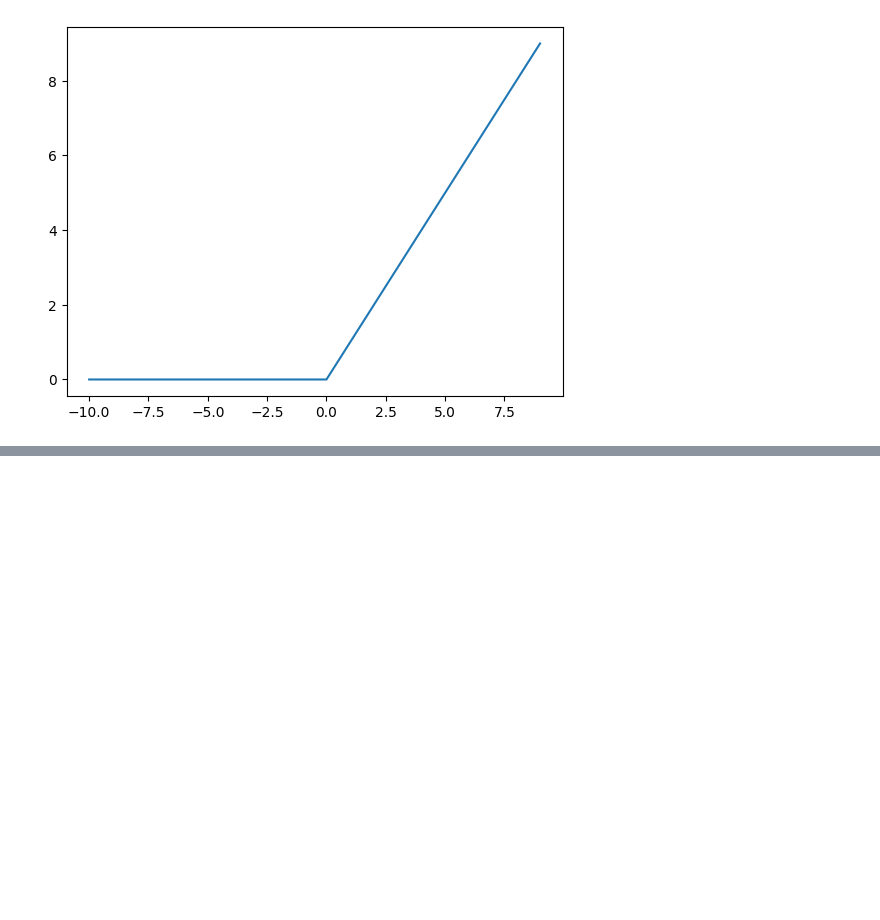
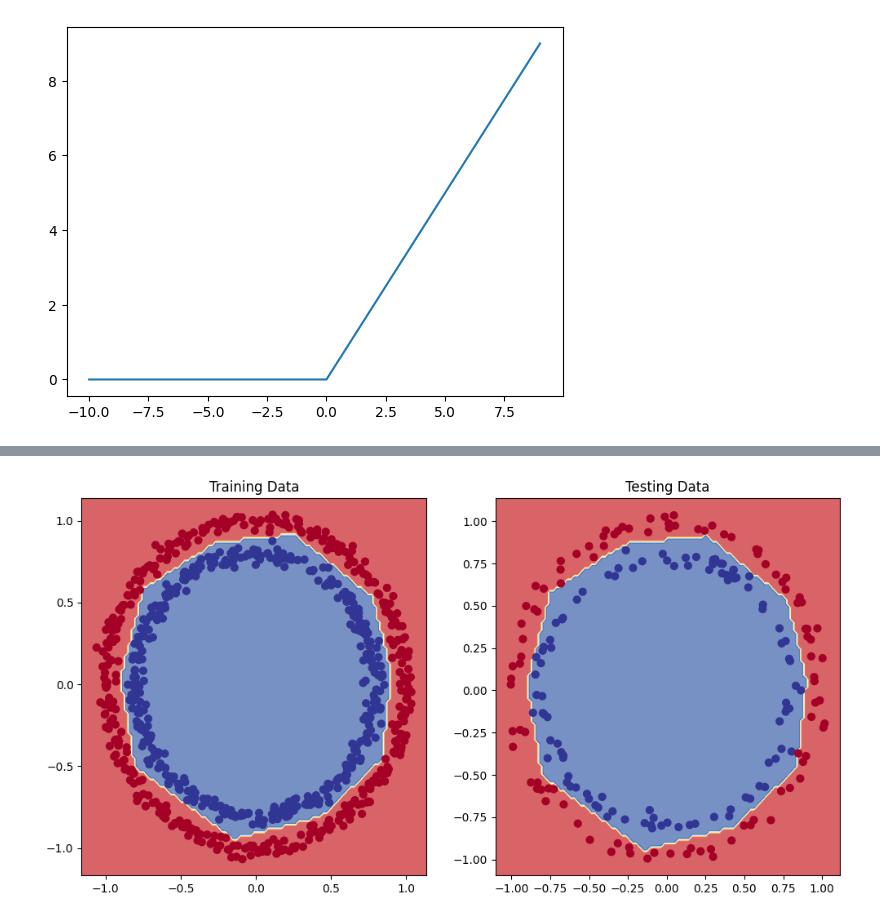
Before and after one commit to ankitadhi/labReportAI, a Jupyter notebook: lab3/nn5.ipynb, the cells around one changed output, grey strips where cells are left out. Cells and saved outputs as stored; diff of their text form; code cells hidden in the pictures; blank space fills up the shorter version.

```diff
--- a/lab3/nn5.ipynb
+++ b/lab3/nn5.ipynb
@@ -166,0 +215,12 @@ plt.legend()
+# %%
+
+from helper_functions import plot_decision_boundary
+plt.figure(figsize=(12, 6))
+plt.subplot(1, 2, 1)
+plt.title("Training Data")
+plot_decision_boundary(model_1, X_train, y_train)
+plt.subplot(1, 2, 2)
+plt.title("Testing Data")
+plot_decision_boundary(model_1, X_test, y_test)
+# %% [output]
+[figure, added]
```
Also changed, not shown: parts of 9 cells of this notebook, 4 other files.
